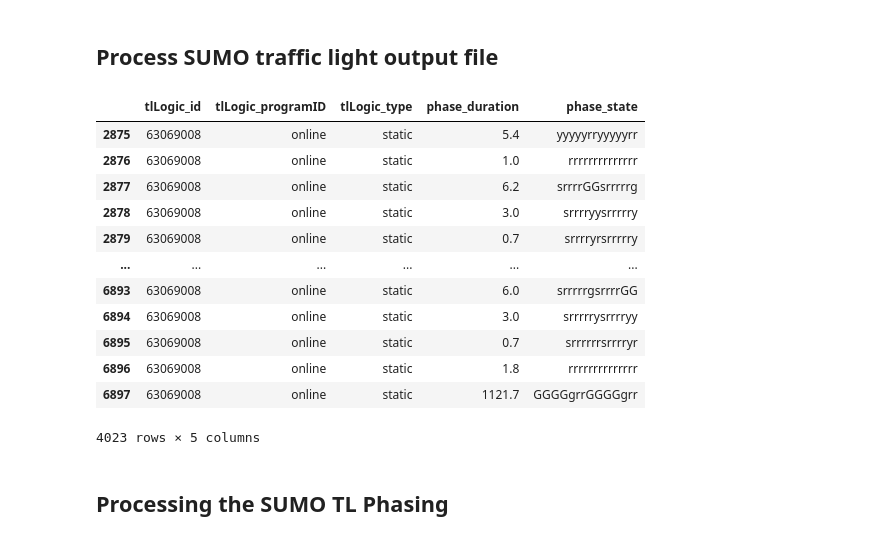
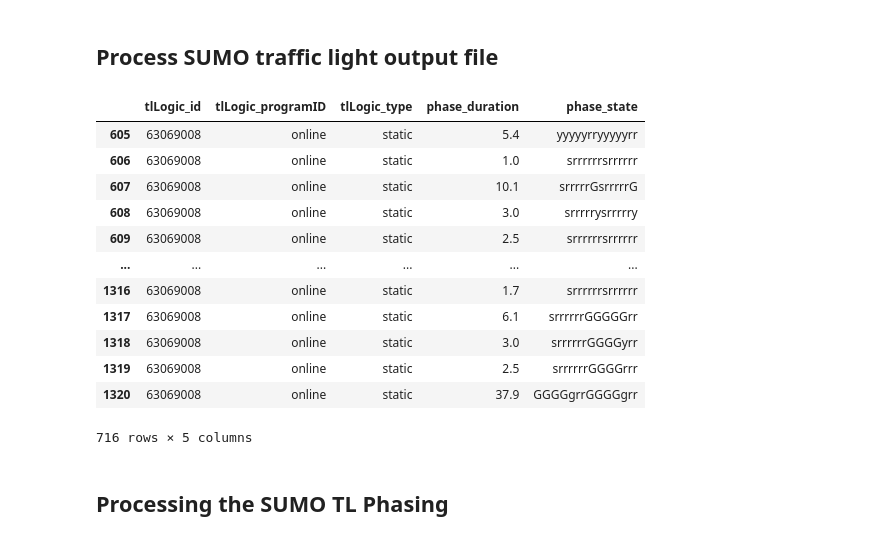
Before and after one commit to UnivOfAlabama-BittleResearchGroup/us69-research-paper-plotting, a Jupyter notebook: offline_analysis/traffic_light_analysis.ipynb, the cells around one changed output. Saved outputs shown, nothing was run; the diff lists cells and outputs as text; code cells hidden in the pictures.

```diff
--- a/offline_analysis/traffic_light_analysis.ipynb
+++ b/offline_analysis/traffic_light_analysis.ipynb
@@ -24,7 +24,7 @@ global_params = CONFIG()
 ## Enter the SUMO traffic light output file
 # %%
 DATA_FOLDER = '2020-02-13'
-DATA_DIR = os.path.join(os.environ.get('SIM_OUTPUT_DIR'), '8-21-2020-2')
+DATA_DIR = os.path.join(os.environ.get('SIM_OUTPUT_DIR'), '10-29-2020')
 # DATA_DIR_FULL_PATH = os.path.join(definitions.DATA_DIR, DATA_FOLDER)
 DATA_DIR_FULL_PATH = os.path.join(DATA_DIR, DATA_FOLDER)
 RAW_DATA_FILE = 'tls_state_OUTPUT_.xml'
@@ -81,25 +81,20 @@ for tl_id in tls_dict.keys():
     tls_dict[tl_id] = local_df
 # %%
 sumo_tl_df.loc[(sumo_tl_df['tlLogic_id'] == int(63069008)) & (sumo_tl_df['tlLogic_programID'] == 'online')]
-
-# 'rrrrrrrrrrrrrrr'
-# 'rrrrrrrrrrrrrr'
-yyyyyrryyyyyrr
-yyyyyrryyyyyrr
 # %% [output]
 |  | tlLogic_id | tlLogic_programID | tlLogic_type | phase_duration | phase_state |
-| 2875 | 63069008 | online | static | 5.4 | yyyyyrryyyyyrr |
-| 2876 | 63069008 | online | static | 1.0 | rrrrrrrrrrrrrr |
-| 2877 | 63069008 | online | static | 6.2 | srrrrGGsrrrrrg |
-| 2878 | 63069008 | online | static | 3.0 | srrrryysrrrrry |
-| 2879 | 63069008 | online | static | 0.7 | srrrryrsrrrrry |
+| 605 | 63069008 | online | static | 5.4 | yyyyyrryyyyyrr |
+| 606 | 63069008 | online | static | 1.0 | srrrrrrsrrrrrr |
+| 607 | 63069008 | online | static | 10.1 | srrrrrGsrrrrrG |
+| 608 | 63069008 | online | static | 3.0 | srrrrrysrrrrry |
+| 609 | 63069008 | online | static | 2.5 | srrrrrrsrrrrrr |
 | ... | ... | ... | ... | ... | ... |
-| 6893 | 63069008 | online | static | 6.0 | srrrrrgsrrrrGG |
-| 6894 | 63069008 | online | static | 3.0 | srrrrrysrrrryy |
-| 6895 | 63069008 | online | static | 0.7 | srrrrrrsrrrryr |
-| 6896 | 63069008 | online | static | 1.8 | rrrrrrrrrrrrrr |
-| 6897 | 63069008 | online | static | 1121.7 | GGGGgrrGGGGgrr |
+| 1316 | 63069008 | online | static | 1.7 | srrrrrrsrrrrrr |
+| 1317 | 63069008 | online | static | 6.1 | srrrrrrGGGGGrr |
+| 1318 | 63069008 | online | static | 3.0 | srrrrrrGGGGyrr |
+| 1319 | 63069008 | online | static | 2.5 | srrrrrrGGGGrrr |
+| 1320 | 63069008 | online | static | 37.9 | GGGGgrrGGGGgrr |
-4023 rows × 5 columns
+716 rows × 5 columns
 # %% [markdown]
 ## Processing the SUMO TL Phasing
 # %%
```
Also changed, not shown: parts of 8 cells of this notebook.
